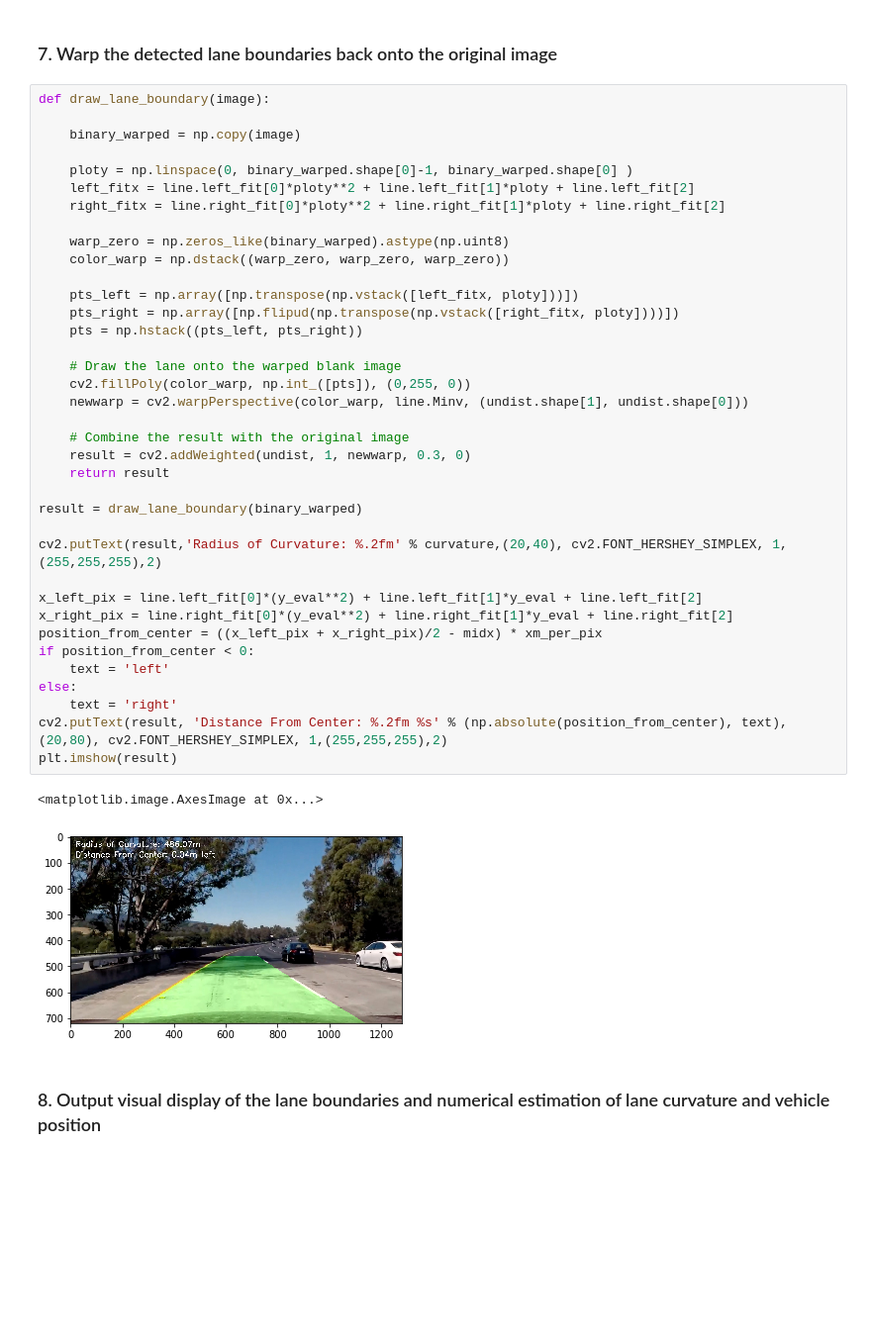
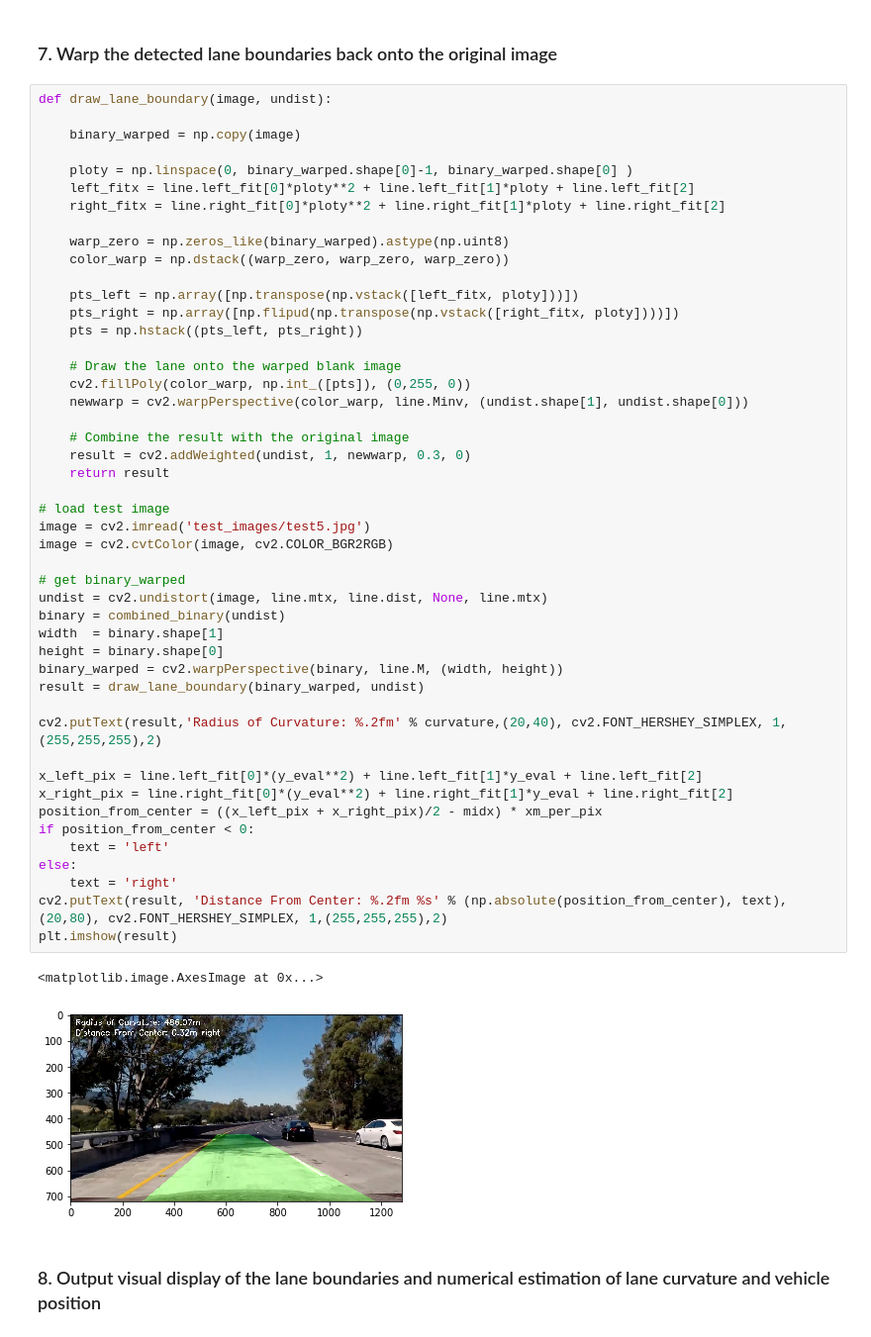
Before and after one commit to ek8203/CarND-Advanced-Lane-Lines, a Jupyter notebook: advanced_lane_finding.ipynb, the cells around one changed output. Shown at 99% size. Drawn from its saved outputs; the diff is of its cells as text; blank space fills up the shorter version.

```diff
--- a/advanced_lane_finding.ipynb
+++ b/advanced_lane_finding.ipynb
@@ -830,7 +830,7 @@ def update_curvature(y_eval=700, xm_per_pix=3.7/700, ym_per_pix=30/700):
 # %% [markdown]
 ### 7. Warp the detected lane boundaries back onto the original image
 # %%
-def draw_lane_boundary(image):
+def draw_lane_boundary(image, undist):
 
     binary_warped = np.copy(image)
 
@@ -840,35 +840,45 @@ def draw_lane_boundary(image):
 
     warp_zero = np.zeros_like(binary_warped).astype(np.uint8)
     color_warp = np.dstack((warp_zero, warp_zero, warp_zero))
 
     pts_left = np.array([np.transpose(np.vstack([left_fitx, ploty]))])
     pts_right = np.array([np.flipud(np.transpose(np.vstack([right_fitx, ploty])))])
     pts = np.hstack((pts_left, pts_right))
 
     # Draw the lane onto the warped blank image
     cv2.fillPoly(color_warp, np.int_([pts]), (0,255, 0))
     newwarp = cv2.warpPerspective(color_warp, line.Minv, (undist.shape[1], undist.shape[0]))
 
     # Combine the result with the original image
     result = cv2.addWeighted(undist, 1, newwarp, 0.3, 0)
     return result
 
-result = draw_lane_boundary(binary_warped)
+# load test image
+image = cv2.imread('test_images/test5.jpg')
+image = cv2.cvtColor(image, cv2.COLOR_BGR2RGB)
+
+# get binary_warped
+undist = cv2.undistort(image, line.mtx, line.dist, None, line.mtx)
+binary = combined_binary(undist)
+width  = binary.shape[1]
+height = binary.shape[0]
+binary_warped = cv2.warpPerspective(binary, line.M, (width, height))
+result = draw_lane_boundary(binary_warped, undist)
 
 cv2.putText(result,'Radius of Curvature: %.2fm' % curvature,(20,40), cv2.FONT_HERSHEY_SIMPLEX, 1,(255,255,255),2)
 
 x_left_pix = line.left_fit[0]*(y_eval**2) + line.left_fit[1]*y_eval + line.left_fit[2]
 x_right_pix = line.right_fit[0]*(y_eval**2) + line.right_fit[1]*y_eval + line.right_fit[2]
 position_from_center = ((x_left_pix + x_right_pix)/2 - midx) * xm_per_pix
 if position_from_center < 0:
     text = 'left'
 else:
     text = 'right'
 cv2.putText(result, 'Distance From Center: %.2fm %s' % (np.absolute(position_from_center), text),(20,80), cv2.FONT_HERSHEY_SIMPLEX, 1,(255,255,255),2)
 plt.imshow(result)
 # %% [output]
 <matplotlib.image.AxesImage at 0x...>
-[figure, old version]
+[figure, new version]
 # %% [markdown]
 ### 8. Output visual display of the lane boundaries and numerical estimation of lane curvature and vehicle position
 # %%
```
Also changed, not shown: parts of 2 cells of this notebook.
